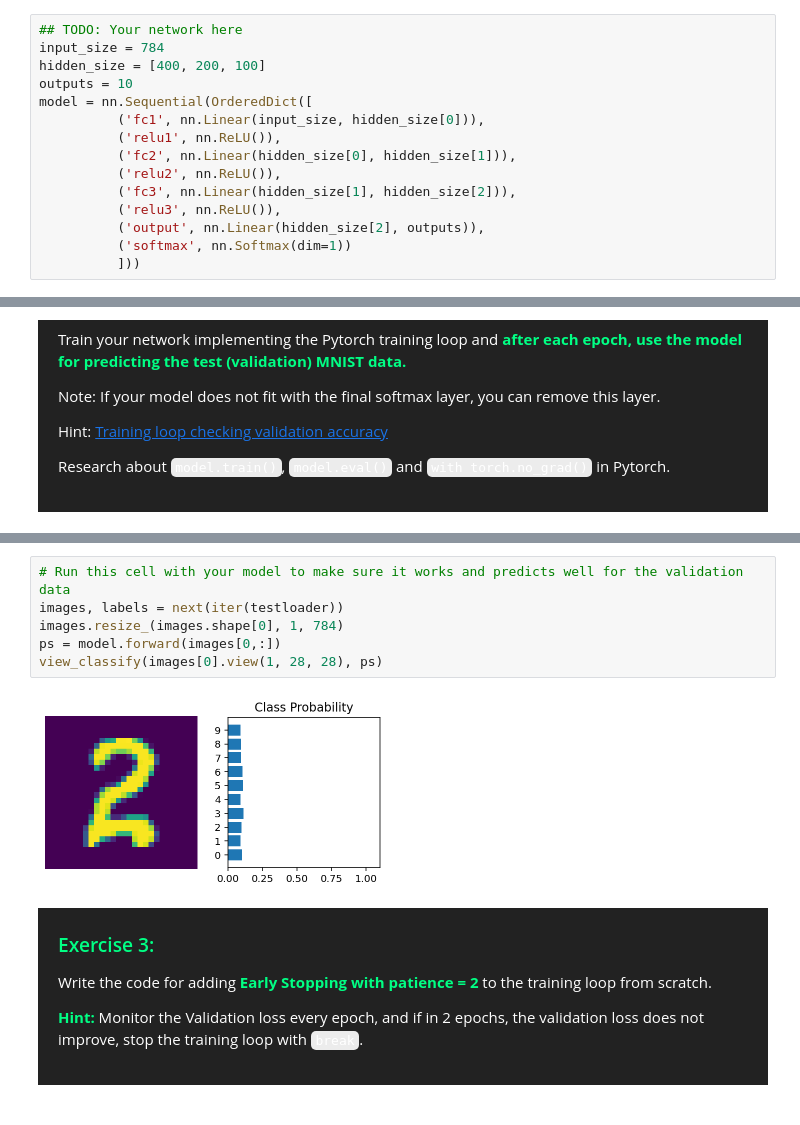
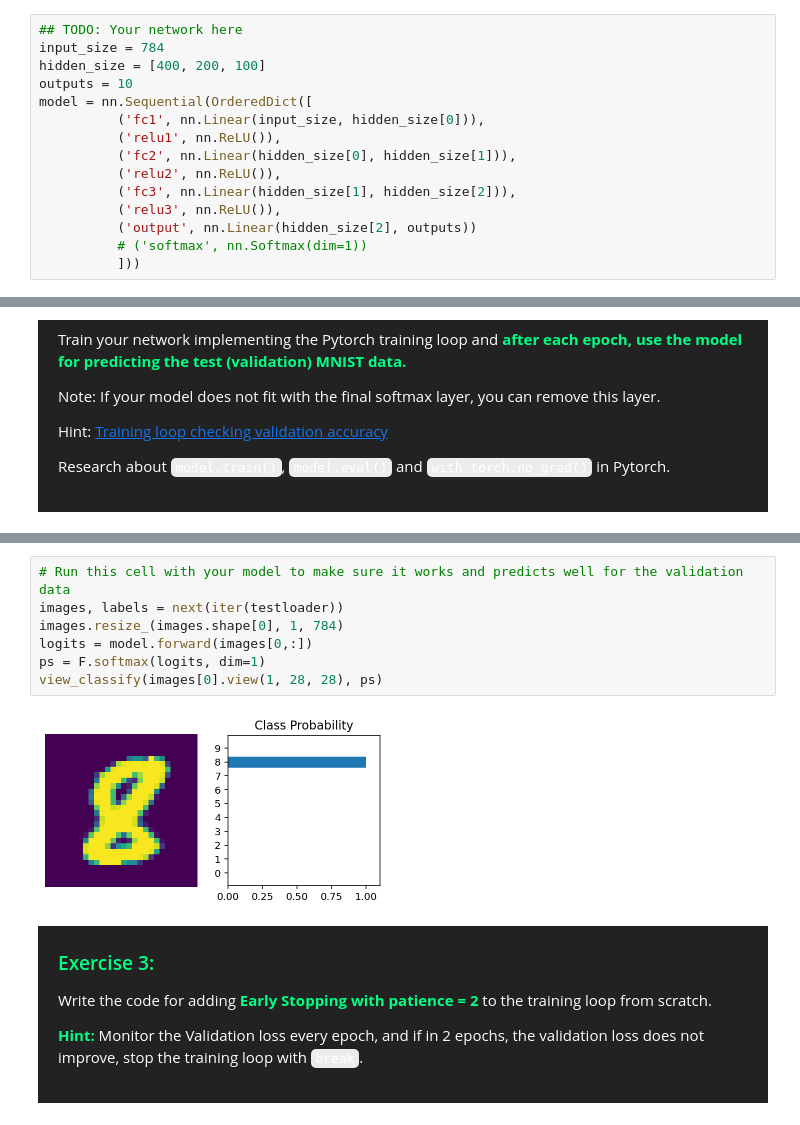
Before and after one commit to sardorick/strive_practice, a Jupyter notebook: Chapter 03/02. MLP Muliclass classification (MNIST)/4.3 Pytorch MNIST - Exercise.ipynb, the cells around one changed output, grey strips where cells are left out. Drawn from its saved outputs; the diff is of its cells as text.

```diff
--- a/Chapter 03/02. MLP Muliclass classification (MNIST)/4.3 Pytorch MNIST - Exercise.ipynb
+++ b/Chapter 03/02. MLP Muliclass classification (MNIST)/4.3 Pytorch MNIST - Exercise.ipynb
@@ -527,8 +504,8 @@ model = nn.Sequential(OrderedDict([
           ('relu2', nn.ReLU()),
           ('fc3', nn.Linear(hidden_size[1], hidden_size[2])),
           ('relu3', nn.ReLU()),
-          ('output', nn.Linear(hidden_size[2], outputs)),
-          ('softmax', nn.Softmax(dim=1))
+          ('output', nn.Linear(hidden_size[2], outputs))
+          # ('softmax', nn.Softmax(dim=1))
           ]))
 # %%
 model
@@ -610,11 +586,12 @@ Epoch: 3/3
 # %%
 # Run this cell with your model to make sure it works and predicts well for the validation data
 images, labels = next(iter(testloader))
 images.resize_(images.shape[0], 1, 784)
-ps = model.forward(images[0,:])
+logits = model.forward(images[0,:])
+ps = F.softmax(logits, dim=1)
 view_classify(images[0].view(1, 28, 28), ps)
 # %% [output]
-[figure, old version]
+[figure, new version]
 # %% [markdown]
 <div style="background:#222222; color:#ffffff; padding:20px">
   <h3 style="color:#01ff84; margin-top:4px">Exercise 3:</h3>
```
Also changed, not shown: parts of 5 cells of this notebook.
